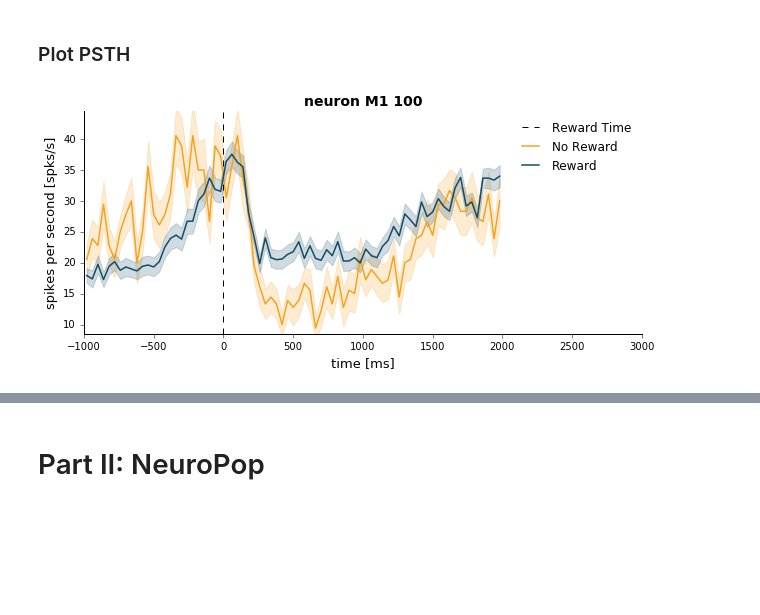
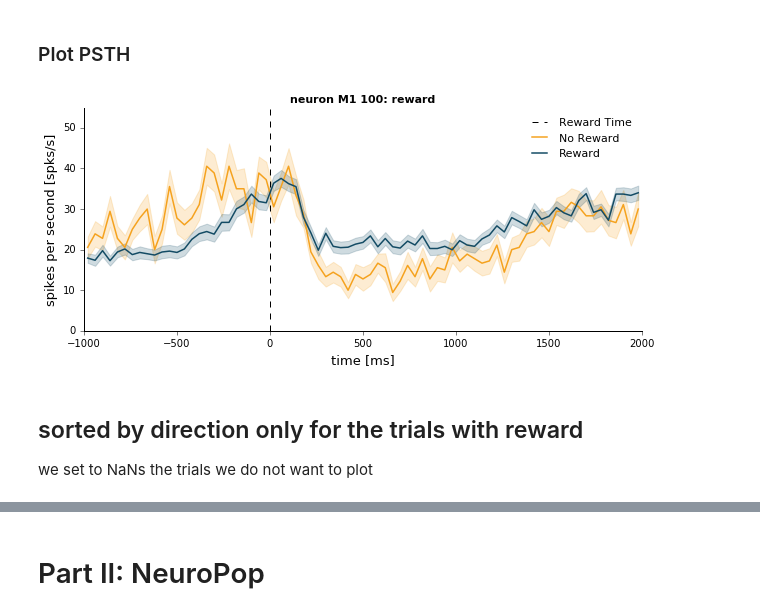
Before and after one commit to KordingLab/spykes, a Jupyter notebook: notebooks_examples/reaching_dataset_example.ipynb, the cells around one changed output, grey strips where cells are left out. Drawn from its saved outputs; the diff is of its cells as text; code cells hidden in the pictures; blank space fills up the shorter version.

Commit message:
changed crcns_example to work with DataFrames (wip)

```diff
--- a/notebooks_examples/reaching_dataset_example.ipynb
+++ b/notebooks_examples/reaching_dataset_example.ipynb
@@ -48,0 +54,15 @@ neuron_PMd.get_psth(events=data['events']['targetOnTime']);
+# %%
+events = data['events']
+for i in events:
+    events[i] = np.squeeze(events[i])
+# %%
+data_df = pd.DataFrame(events)
+new_order = ['targetOnTime', 'goCueTime','rewardTime']
+data_df = data_df[new_order]
+
+data_df['endpointOfReach'] = np.squeeze(data['features']['endpointOfReach'])
+
+data_df['reward_code'] = data['features']['reward']
+data_df['reward'] = data_df['reward_code'].map(lambda s: {32:True, 34:False, '':np.nan}[s])
+
+data_df.head()
@@ -66,0 +80,3 @@ conditions_by_reach[3]['endpointOfReach'] = [270, 360]
+# %%
+data_df['endpointOfReach_bin'] = pd.cut(data_df['endpointOfReach'], np.linspace(0, 360, 5))
+data_df.head()
@@ -178,20 +195,26 @@ conditions_by_reward[1]['reward'] = [32]
 # %% [markdown]
 ### Plot PSTH
 # %%
-psth_M1 = neuron_M1.get_psth(events=data['events']['rewardTime'],
-                            features=data['features'],
-                            conditions=conditions_by_reward,
-                            window=[-1000,2000],
-                            binsize=40,
-                            plot=False);
+event = 'rewardTime'
+conditions='reward'
+psth_M1 = neuron_M1.get_psth(event=event,
+                             data=data_df,
+                             conditions=conditions,
+                             window=[-1000,2000],
+                             binsize=40,
+                             plot=False);
 
+#plot
 condition_names = ['No Reward','Reward']
-
 plt.figure(figsize=(10,4))
 neuron_M1.plot_psth(psth=psth_M1,
                     event_name='Reward Time',
-                    condition_names=condition_names);
-plt.xlim([-1000, 3000])
+                    condition_names=condition_names,
+                    ylim=[0,55]);
+plt.title('neuron %s: %s' % (neuron_M1.name, conditions))
 plt.show()
 # %% [output]
-[figure, old version]
+[figure, new version]
+# %% [markdown]
+## sorted by direction only for the trials with reward
+we set to NaNs the trials we do not want to plot
```
Also changed, not shown: parts of 26 cells of this notebook, 5 other files.
